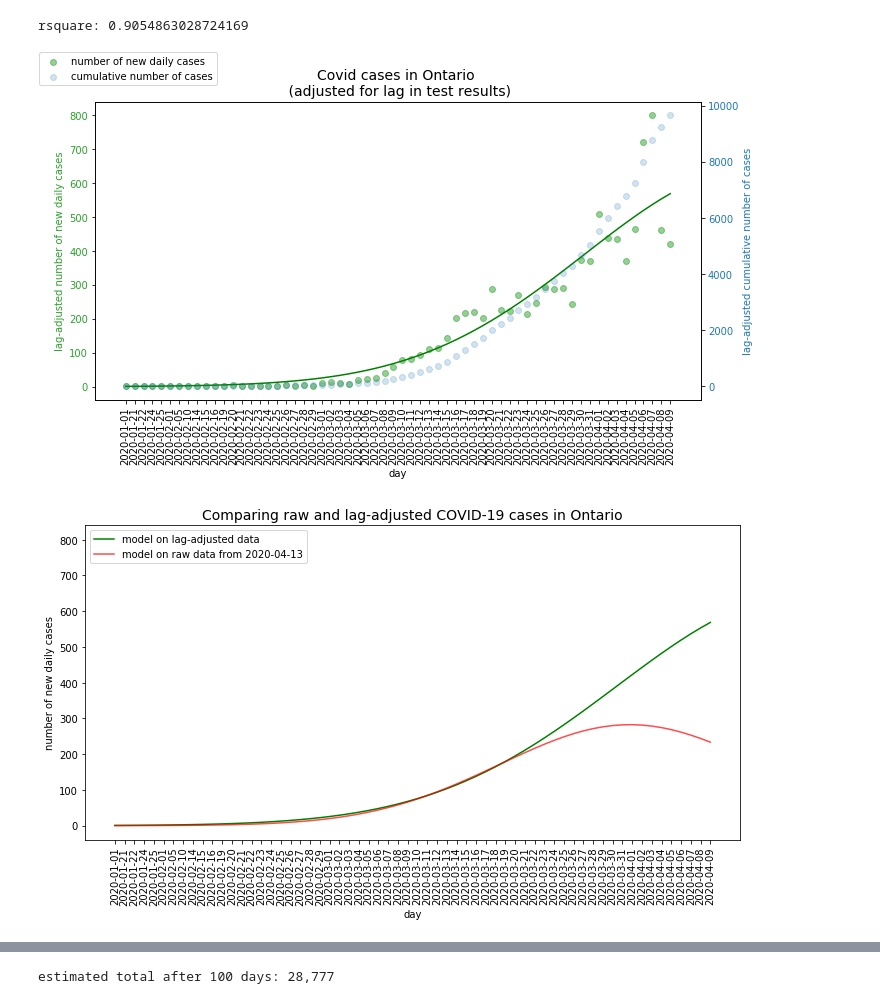
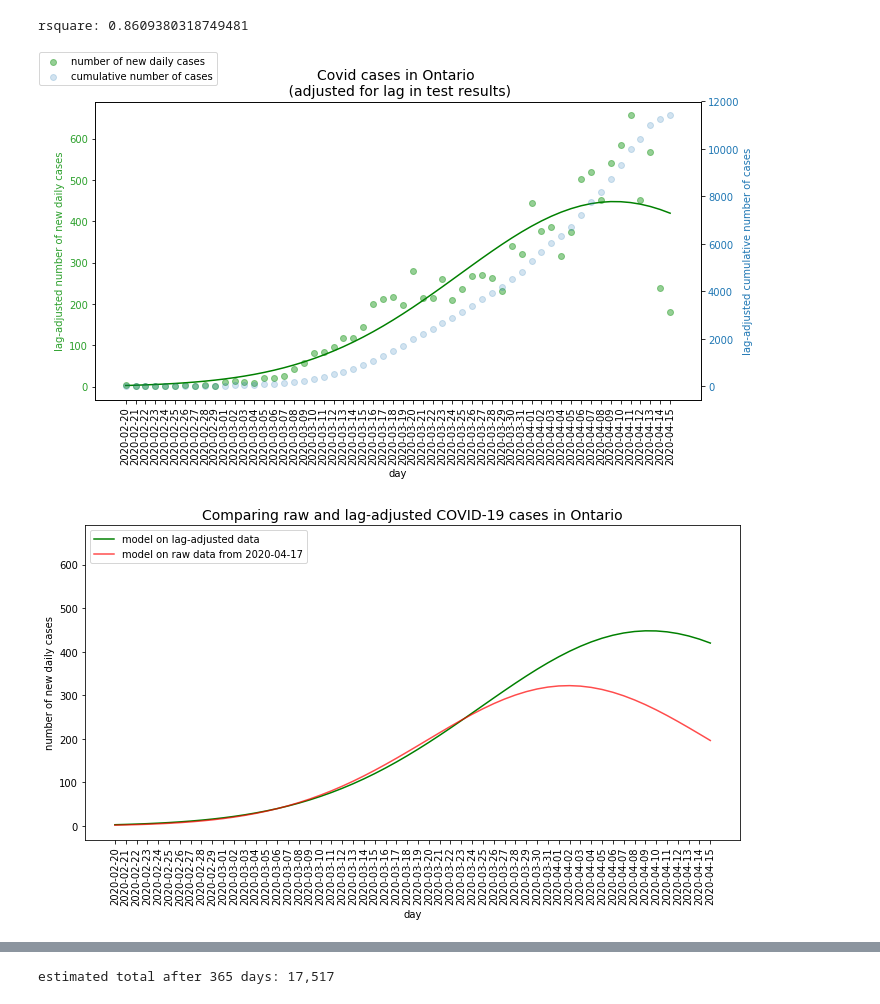
Before and after one commit to ericphamhung/covid-19, a Jupyter notebook: ontario_new.ipynb, the cells around one changed output, grey strips where cells are left out. Drawn from its saved outputs; the diff is of its cells as text; code cells hidden in the pictures.

```diff
--- a/ontario_new.ipynb
+++ b/ontario_new.ipynb
@@ -5,7 +5,7 @@ import numpy as np
 # %%
 path = 'ontario_data/'
 #current day
-df3 = pd.read_csv(path + 'conposcovidloc(4-13).csv')
+df3 = pd.read_csv(path + 'conposcovidloc(4-17).csv')
 df3.columns = [x.lower() for x in df3.columns]
 tor_df = df3.loc[df3['reporting_phu_city']=='Toronto']
 tor_df = tor_df.groupby('accurate_episode_date')
@@ -20,7 +20,7 @@ region = 'Ontario'
 # X3 = tor_df.count().iloc[:,1]   # for toronto
 # region = 'Toronto'
 
-X3.drop(X3.tail(2).index,inplace=True)
+# X3.drop(X3.tail(2).index,inplace=True)
 # %%
 from math import exp, sqrt
 from scipy import optimize
@@ -100,7 +100,7 @@ x = np.linspace(0,30,30) # days
 def complete(r,t): #exponential hazard
     return 1 - np.exp(-r*t)
 
-r = 1/10  # 1/average time of onset to reportin
+r = 1/7.85  # 1/average time of onset to reportin
 
 y = complete(r,x)
 
@@ -118,7 +118,7 @@ plt.yticks()
 plt.xlabel('Number of days since test')
 plt.ylabel('Percent of cases reported')
 plt.tight_layout()
-plt.savefig('./o_figures/figure3.png', dpi=300)
+plt.savefig('./db_figures/figure2.png', dpi=300)
 
 plt.show()
 # %% [output]
@@ -151,7 +151,8 @@ Xc = Xc.reset_index(drop=False)
 
 Xc = Xc.rename(columns={'accurate_episode_date':'date', 'age_group': 'daily'})
 
-corrected = Xc
+corrected = Xc.iloc[11:] # getting only after feb 19 to avoid missing days
+
 days_to_add = len(corrected) - len(yy[:-delta.days])
 for ones in range(days_to_add):
     yy = np.append(yy,1)
@@ -159,4 +160,4 @@ for ones in range(days_to_add):
 corrected['lag_factor'] = yy[::-1][:-delta.days].tolist() #reverses array
 
 corrected['corrected_daily'] = corrected['daily'] * corrected['lag_factor']
-corrected['corrected_total'] = Xc['corrected_daily'].cumsum()
+corrected['corrected_total'] = corrected['corrected_daily'].cumsum()
@@ -206,7 +223,7 @@ fig.tight_layout()  # otherwise the right y-label is slightly clipped
 
 # plt.tight_layout()
 
-# plt.savefig('./o_figures/figure5.png', dpi=300)
+plt.savefig('./db_figures/figure3.png', dpi=300)
 
 plt.show()
 
@@ -230,45 +247,47 @@ ax1.plot(fx(Xx,*params), c='r',alpha=0.7, label = 'model on raw data from {}'.fo
 # ax1.plot(fx(Xx,*params0), c='r',alpha=0.3, label = 'model on raw data from April 2nd')
 fig.tight_layout()
 plt.legend()
-# plt.savefig('./o_figures/figure6.png', dpi=300)
+plt.savefig('./db_figures/figure4.png', dpi=300)
 
 plt.show()
 
 
-days = 100
+days = 365
 t = np.linspace(0,days,days)
 
 y1 = fx(t,*c_params)
 red = [Xx, yy]
 blue = [t, np.cumsum(y1)]
 
 
 
 fig, ax1 = plt.subplots(facecolor='w', figsize=(10,6))
 ax1.set_title('Projection for {}'.format(region), fontsize=14)
 
 
 color = 'tab:green'
 ax1.scatter(*blue, color=color, alpha=0.3, label = 'projected cumulative number of cases')
 
 
 fig.legend(borderaxespad=0.1, loc='upper left')
 
 fig.tight_layout()  # otherwise the right y-label is slightly clipped
 ax1.tick_params(
     axis='x',          # changes apply to the x-axis
     which='both',      # both major and minor ticks are affected
     bottom=False,      # ticks along the bottom edge are off
     top=False,         # ticks along the top edge are off
     labelbottom=False) # labels along the bottom edge are off
 
 plt.tight_layout()
 
+plt.savefig('./db_figures/figure5.png', dpi=300)
+
 
 plt.show()
 
 print('estimated total after {0} days: {1:,}'.format(days,int(np.cumsum(y1)[-1])))
 # %% [output]
-rsquare: 0.9054863028724169
+rsquare: 0.8609380318749481
-[figure, old version]
+[figure, new version]
-[figure, old version]
+[figure, new version]
@@ -276 +295 @@ rsquare: 0.9054863028724169
-estimated total after 100 days: 28,777
+estimated total after 365 days: 17,517
```
Also changed, not shown: parts of 18 cells of this notebook, 30 other files.
